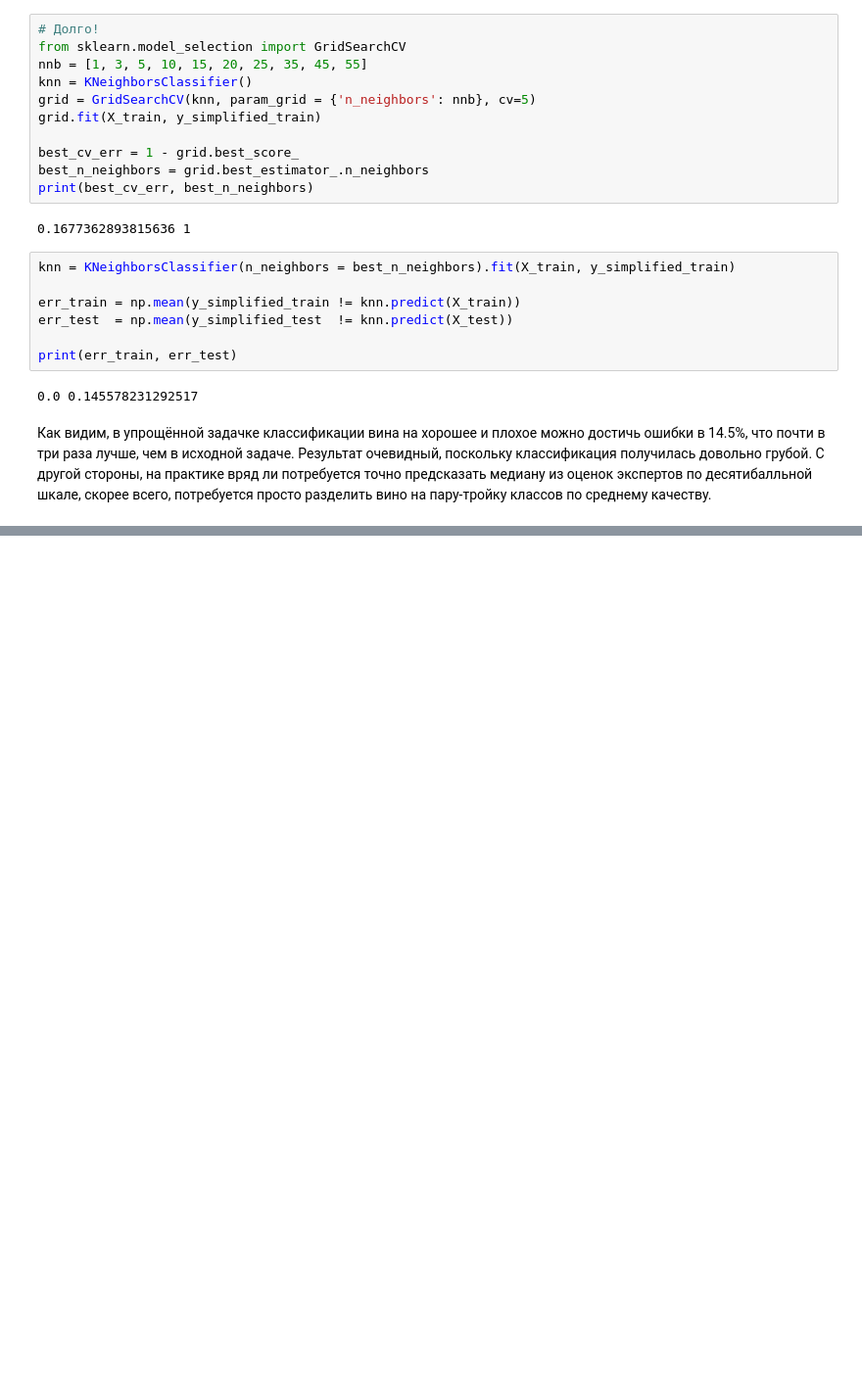
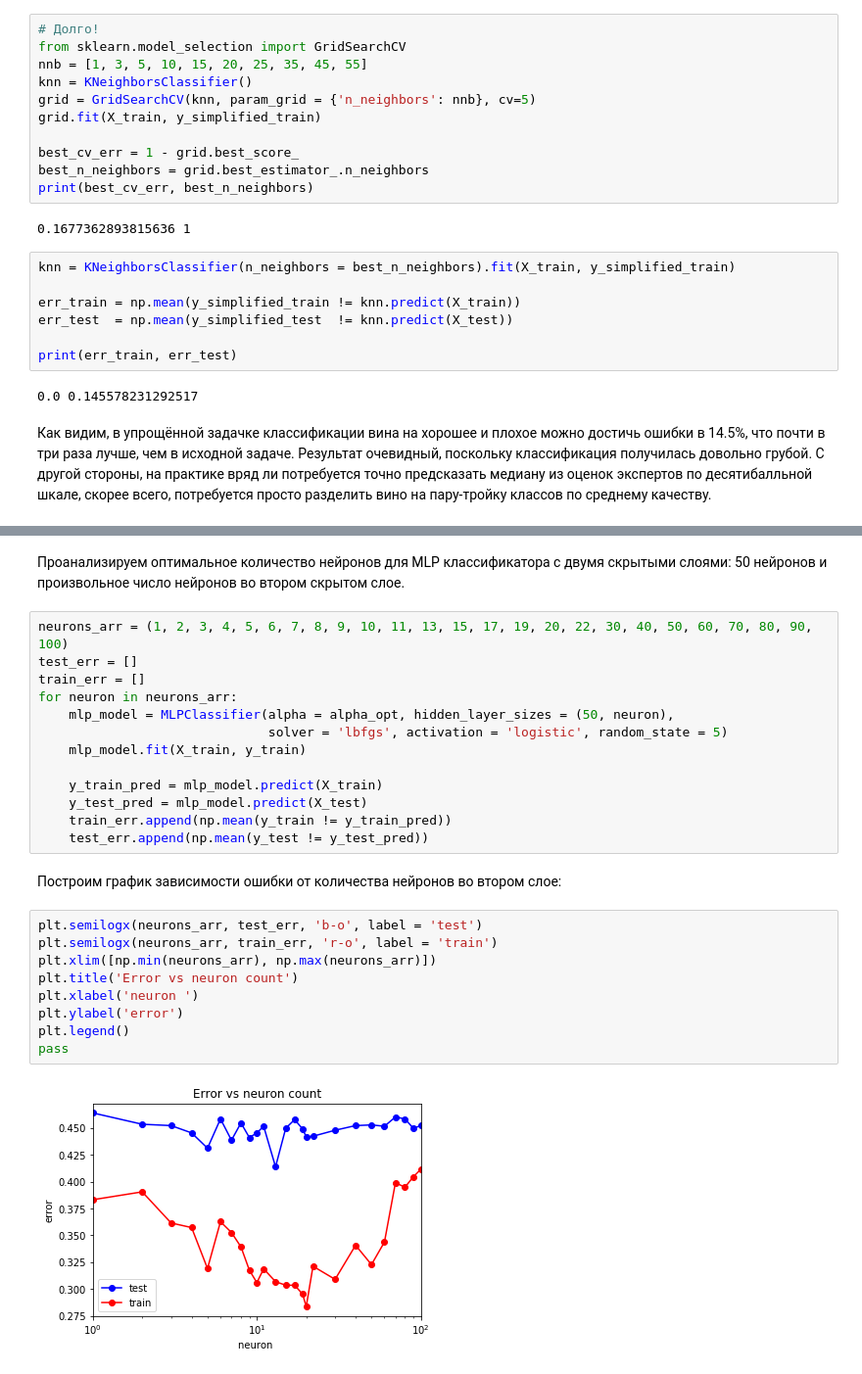
Before and after one commit to alitsov/machine-learning-homeworks, a Jupyter notebook: winequality-white.ipynb, the cells around one changed output, grey strips where cells are left out. Shown: that part at 98% size. Drawn from its saved outputs; the diff is of its cells as text; blank space fills up the shorter version.

```diff
--- a/winequality-white.ipynb
+++ b/winequality-white.ipynb
@@ -583,0 +833,28 @@ print(err_train, err_test)
+# %% [markdown]
+Проанализируем оптимальное количество нейронов для MLP классификатора с двумя скрытыми слоями: 50 нейронов и произвольное число нейронов во втором скрытом слое.
+# %%
+neurons_arr = (1, 2, 3, 4, 5, 6, 7, 8, 9, 10, 11, 13, 15, 17, 19, 20, 22, 30, 40, 50, 60, 70, 80, 90, 100)
+test_err = []
+train_err = []
+for neuron in neurons_arr:
+    mlp_model = MLPClassifier(alpha = alpha_opt, hidden_layer_sizes = (50, neuron),
+                              solver = 'lbfgs', activation = 'logistic', random_state = 5)
+    mlp_model.fit(X_train, y_train)
+
+    y_train_pred = mlp_model.predict(X_train)
+    y_test_pred = mlp_model.predict(X_test)
+    train_err.append(np.mean(y_train != y_train_pred))
+    test_err.append(np.mean(y_test != y_test_pred))
+# %% [markdown]
+Построим график зависимости ошибки от количества нейронов во втором слое:
+# %%
+plt.semilogx(neurons_arr, test_err, 'b-o', label = 'test')
+plt.semilogx(neurons_arr, train_err, 'r-o', label = 'train')
+plt.xlim([np.min(neurons_arr), np.max(neurons_arr)])
+plt.title('Error vs neuron count')
+plt.xlabel('neuron ')
+plt.ylabel('error')
+plt.legend()
+pass
+# %% [output]
+[figure, added]
```
Also changed, not shown: parts of 49 cells of this notebook.
